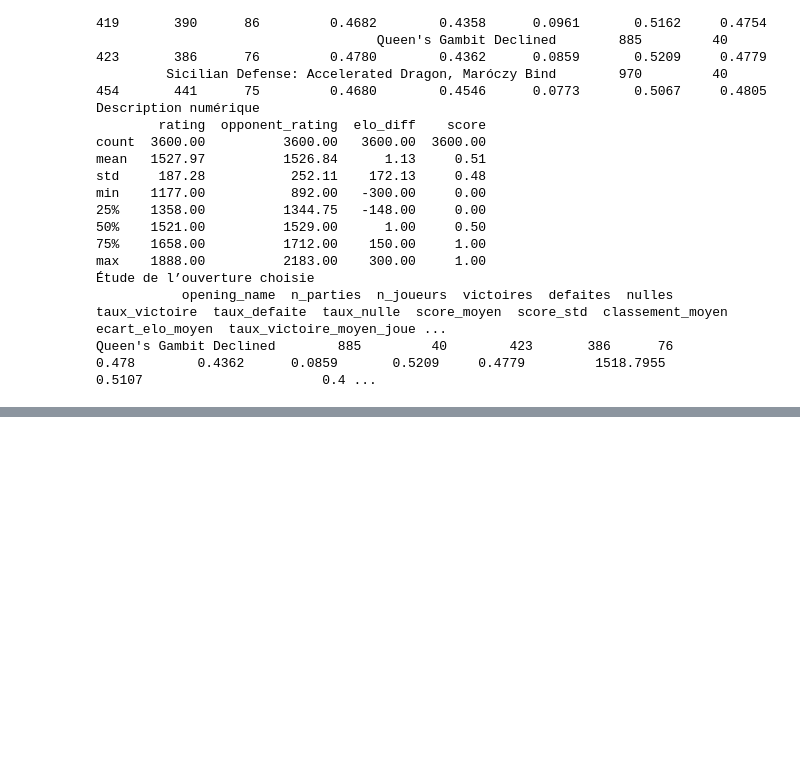
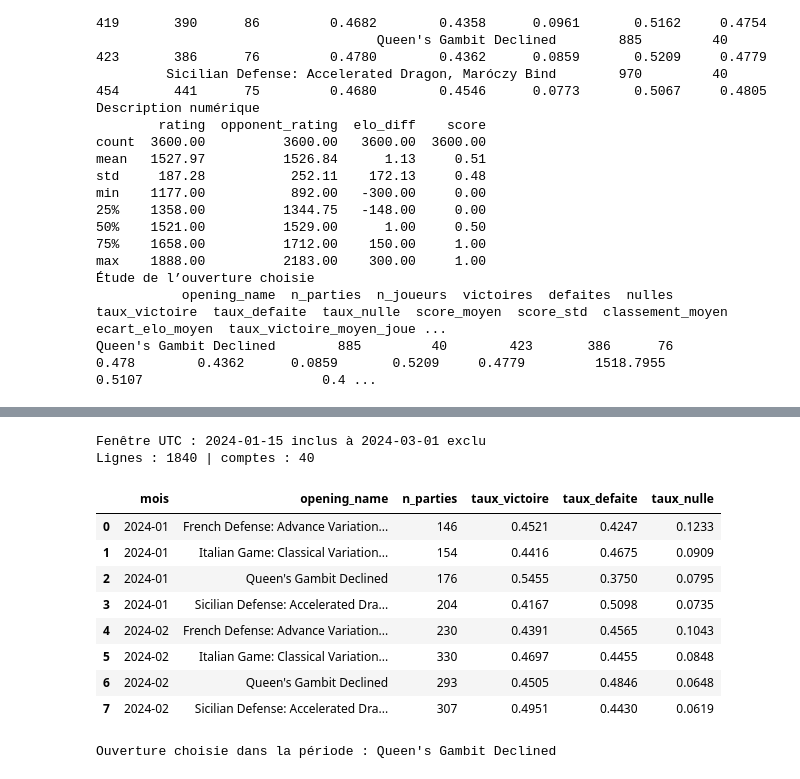
Before and after one commit to Hadrienfonrojet/ANALYSE-MARCHE-, a Jupyter notebook: Analyse_data.ipynb, the cells around one changed output, grey strips where cells are left out. Drawn from its saved outputs; the diff is of its cells as text; code cells hidden in the pictures; blank space fills up the shorter version.

```diff
--- a/Analyse_data.ipynb
+++ b/Analyse_data.ipynb
@@ -372,0 +293,20 @@ reproductibilite.json True
+# %%
+intervalle, mensuel = statistiques_temporelles(parties, DEBUT, FIN)
+print("Fenêtre UTC :", DEBUT, "inclus à", FIN, "exclu")
+print("Lignes :", len(intervalle), "| comptes :", intervalle.user_id.nunique())
+display(mensuel[["mois", "opening_name", "n_parties", "taux_victoire", "taux_defaite", "taux_nulle"]].round(4))
+print("Ouverture choisie dans la période :", OUVERTURE)
+display(statistiques_ouvertures(intervalle.loc[intervalle.opening_name.eq(OUVERTURE)]).round(4))
+# %% [output]
+Fenêtre UTC : 2024-01-15 inclus à 2024-03-01 exclu
+Lignes : 1840 | comptes : 40
+|  | mois | opening_name | n_parties | taux_victoire | taux_defaite | taux_nulle |
+| 0 | 2024-01 | French Defense: Advance Variation... | 146 | 0.4521 | 0.4247 | 0.1233 |
+| 1 | 2024-01 | Italian Game: Classical Variation... | 154 | 0.4416 | 0.4675 | 0.0909 |
+| 2 | 2024-01 | Queen's Gambit Declined | 176 | 0.5455 | 0.3750 | 0.0795 |
+| 3 | 2024-01 | Sicilian Defense: Accelerated Dra... | 204 | 0.4167 | 0.5098 | 0.0735 |
+| 4 | 2024-02 | French Defense: Advance Variation... | 230 | 0.4391 | 0.4565 | 0.1043 |
+| 5 | 2024-02 | Italian Game: Classical Variation... | 330 | 0.4697 | 0.4455 | 0.0848 |
+| 6 | 2024-02 | Queen's Gambit Declined | 293 | 0.4505 | 0.4846 | 0.0648 |
+| 7 | 2024-02 | Sicilian Defense: Accelerated Dra... | 307 | 0.4951 | 0.4430 | 0.0619 |
+Ouverture choisie dans la période : Queen's Gambit Declined
```
Also changed, not shown: parts of 56 cells of this notebook, 26 other files.
